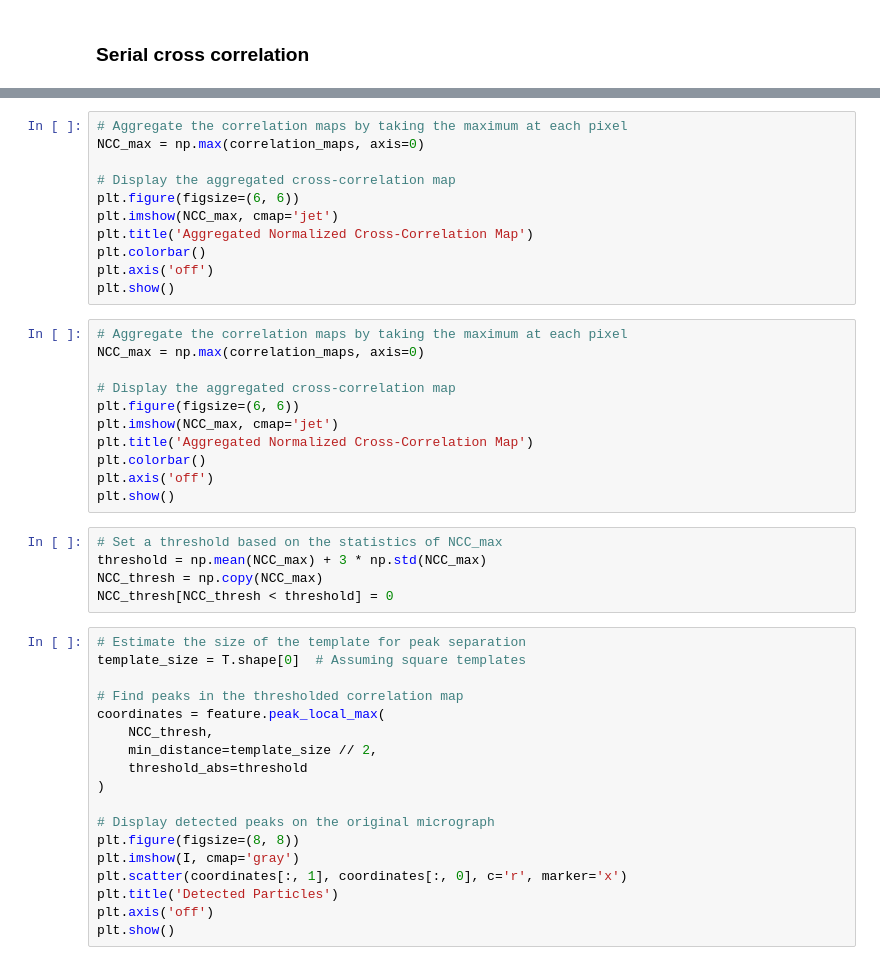
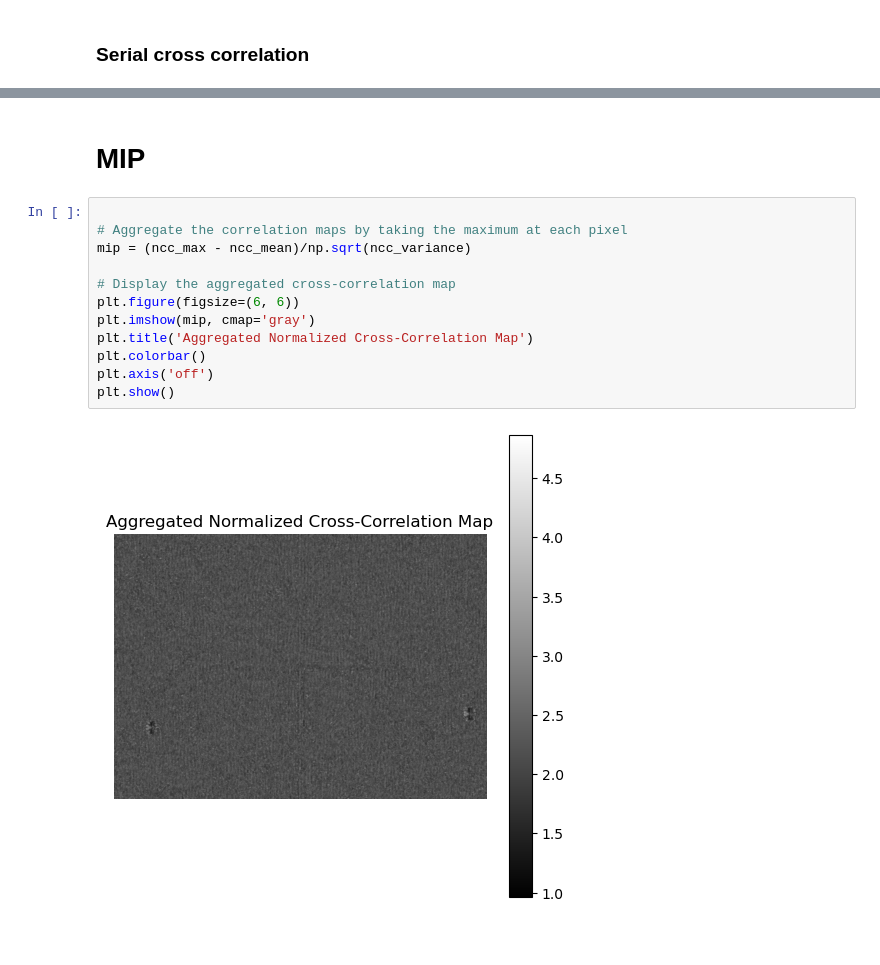
Before and after one commit to rdsza/symmetrical-dollop, a Jupyter notebook: 01-Getting_started.ipynb, the cells around one changed output, grey strips where cells are left out. Saved outputs shown, nothing was run; the diff lists cells and outputs as text; blank space fills up the shorter version.

```diff
--- a/01-Getting_started.ipynb
+++ b/01-Getting_started.ipynb
@@ -160,45 +674,16 @@ KeyboardInterrupt:
+# %% [markdown]
+# MIP
 # %%
+
 # Aggregate the correlation maps by taking the maximum at each pixel
-NCC_max = np.max(correlation_maps, axis=0)
+mip = (ncc_max - ncc_mean)/np.sqrt(ncc_variance)
 
 # Display the aggregated cross-correlation map
 plt.figure(figsize=(6, 6))
-plt.imshow(NCC_max, cmap='jet')
+plt.imshow(mip, cmap='gray')
 plt.title('Aggregated Normalized Cross-Correlation Map')
 plt.colorbar()
 plt.axis('off')
 plt.show()
+# %% [output]
+[figure, added]
-# %%
-# Aggregate the correlation maps by taking the maximum at each pixel
-NCC_max = np.max(correlation_maps, axis=0)
-
-# Display the aggregated cross-correlation map
-plt.figure(figsize=(6, 6))
-plt.imshow(NCC_max, cmap='jet')
-plt.title('Aggregated Normalized Cross-Correlation Map')
-plt.colorbar()
-plt.axis('off')
-plt.show()
-# %%
-# Set a threshold based on the statistics of NCC_max
-threshold = np.mean(NCC_max) + 3 * np.std(NCC_max)
-NCC_thresh = np.copy(NCC_max)
-NCC_thresh[NCC_thresh < threshold] = 0
-# %%
-# Estimate the size of the template for peak separation
-template_size = T.shape[0]  # Assuming square templates
-
-# Find peaks in the thresholded correlation map
-coordinates = feature.peak_local_max(
-    NCC_thresh,
-    min_distance=template_size // 2,
-    threshold_abs=threshold
-)
-
-# Display detected peaks on the original micrograph
-plt.figure(figsize=(8, 8))
-plt.imshow(I, cmap='gray')
-plt.scatter(coordinates[:, 1], coordinates[:, 0], c='r', marker='x')
-plt.title('Detected Particles')
-plt.axis('off')
-plt.show()
```
Also changed, not shown: parts of 39 cells of this notebook, 4 other files.
